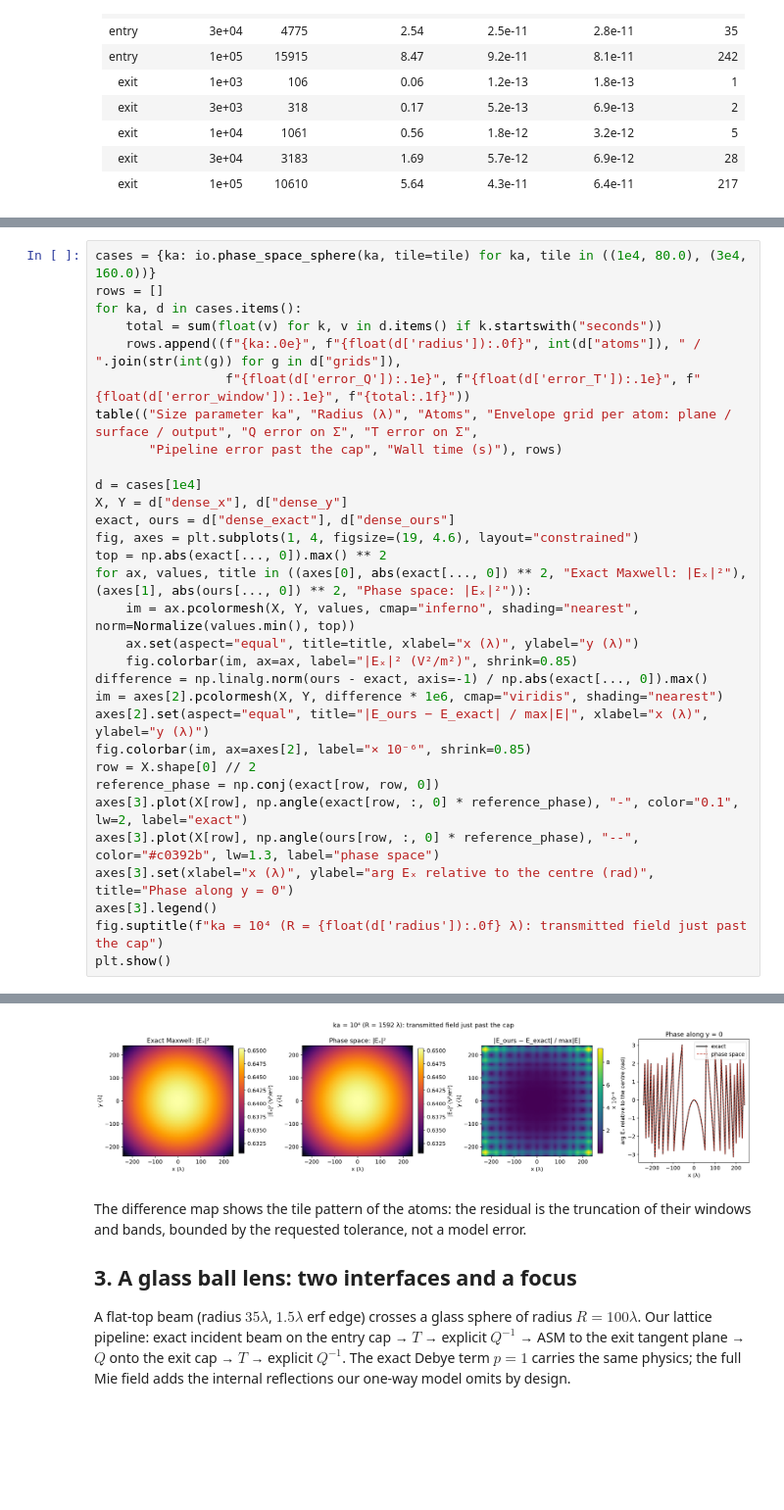
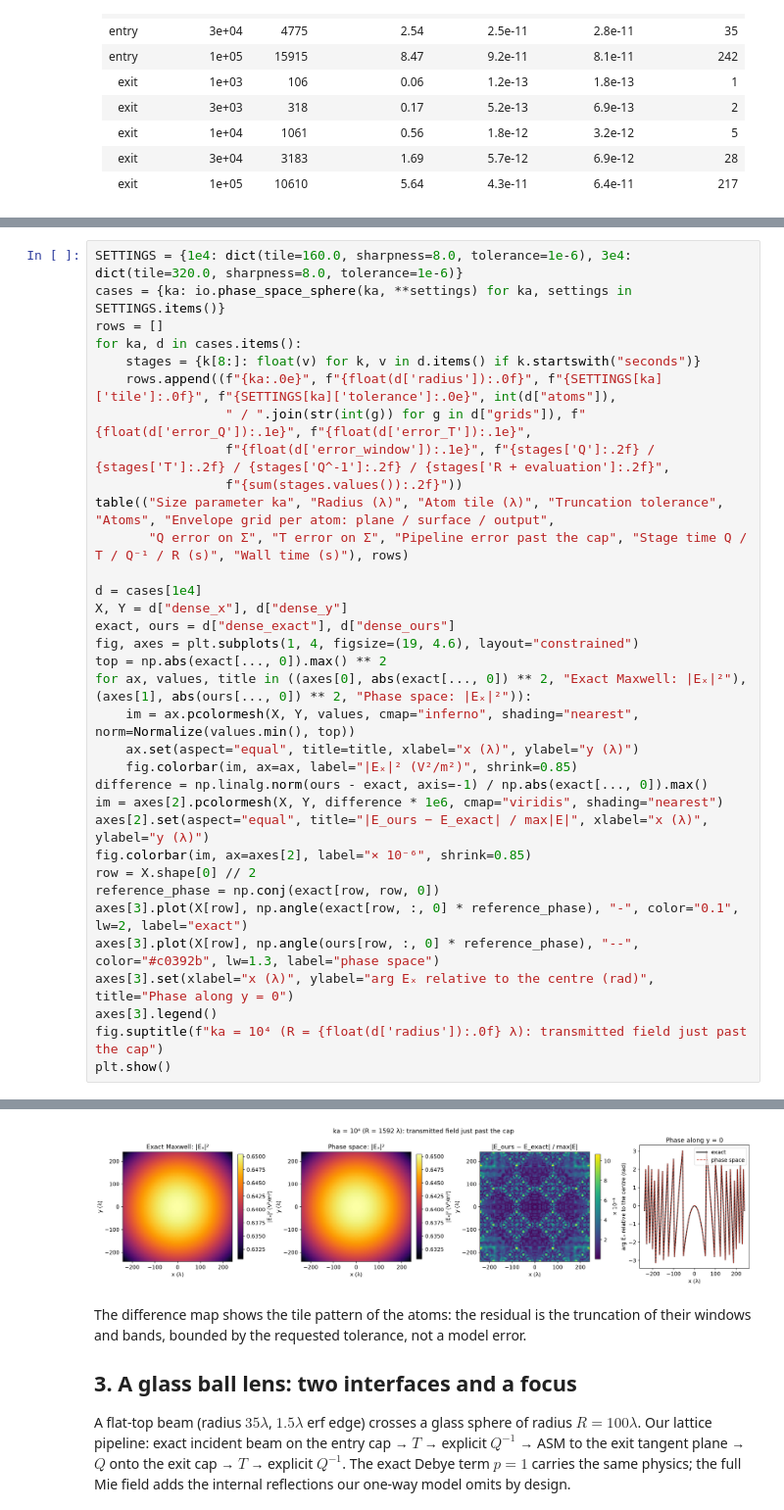
Before and after one commit to blancusjh/vecdiff, a Jupyter notebook: general/notebooks/07_macroscopic_interface_operators.ipynb, the cells around one changed output, grey strips where cells are left out. Shown at 98% size. Saved outputs shown, nothing was run; the diff lists cells and outputs as text; blank space fills up the shorter version.

```diff
--- a/general/notebooks/07_macroscopic_interface_operators.ipynb
+++ b/general/notebooks/07_macroscopic_interface_operators.ipynb
@@ -69,12 +71,15 @@ The incident plane wave (apodized by a smooth edge at $0.36R$) is represented by
 # %%
-cases = {ka: io.phase_space_sphere(ka, tile=tile) for ka, tile in ((1e4, 80.0), (3e4, 160.0))}
+SETTINGS = {1e4: dict(tile=160.0, sharpness=8.0, tolerance=1e-6), 3e4: dict(tile=320.0, sharpness=8.0, tolerance=1e-6)}
+cases = {ka: io.phase_space_sphere(ka, **settings) for ka, settings in SETTINGS.items()}
 rows = []
 for ka, d in cases.items():
-    total = sum(float(v) for k, v in d.items() if k.startswith("seconds"))
-    rows.append((f"{ka:.0e}", f"{float(d['radius']):.0f}", int(d["atoms"]), " / ".join(str(int(g)) for g in d["grids"]),
-                 f"{float(d['error_Q']):.1e}", f"{float(d['error_T']):.1e}", f"{float(d['error_window']):.1e}", f"{total:.1f}"))
-table(("Size parameter ka", "Radius (λ)", "Atoms", "Envelope grid per atom: plane / surface / output", "Q error on Σ", "T error on Σ",
-       "Pipeline error past the cap", "Wall time (s)"), rows)
+    stages = {k[8:]: float(v) for k, v in d.items() if k.startswith("seconds")}
+    rows.append((f"{ka:.0e}", f"{float(d['radius']):.0f}", f"{SETTINGS[ka]['tile']:.0f}", f"{SETTINGS[ka]['tolerance']:.0e}", int(d["atoms"]),
+                 " / ".join(str(int(g)) for g in d["grids"]), f"{float(d['error_Q']):.1e}", f"{float(d['error_T']):.1e}",
+                 f"{float(d['error_window']):.1e}", f"{stages['Q']:.2f} / {stages['T']:.2f} / {stages['Q^-1']:.2f} / {stages['R + evaluation']:.2f}",
+                 f"{sum(stages.values()):.2f}"))
+table(("Size parameter ka", "Radius (λ)", "Atom tile (λ)", "Truncation tolerance", "Atoms", "Envelope grid per atom: plane / surface / output",
+       "Q error on Σ", "T error on Σ", "Pipeline error past the cap", "Stage time Q / T / Q⁻¹ / R (s)", "Wall time (s)"), rows)
 
 d = cases[1e4]
 X, Y = d["dense_x"], d["dense_y"]
@@ -105,4 +110,4 @@ plt.show()
-[figure, old version]
+[figure, new version]
 # %% [markdown]
 The difference map shows the tile pattern of the atoms: the residual is the truncation of their windows and bands, bounded by the requested tolerance, not a model error.
 
```
Also changed, not shown: parts of 4 cells of this notebook, 2 other files.
